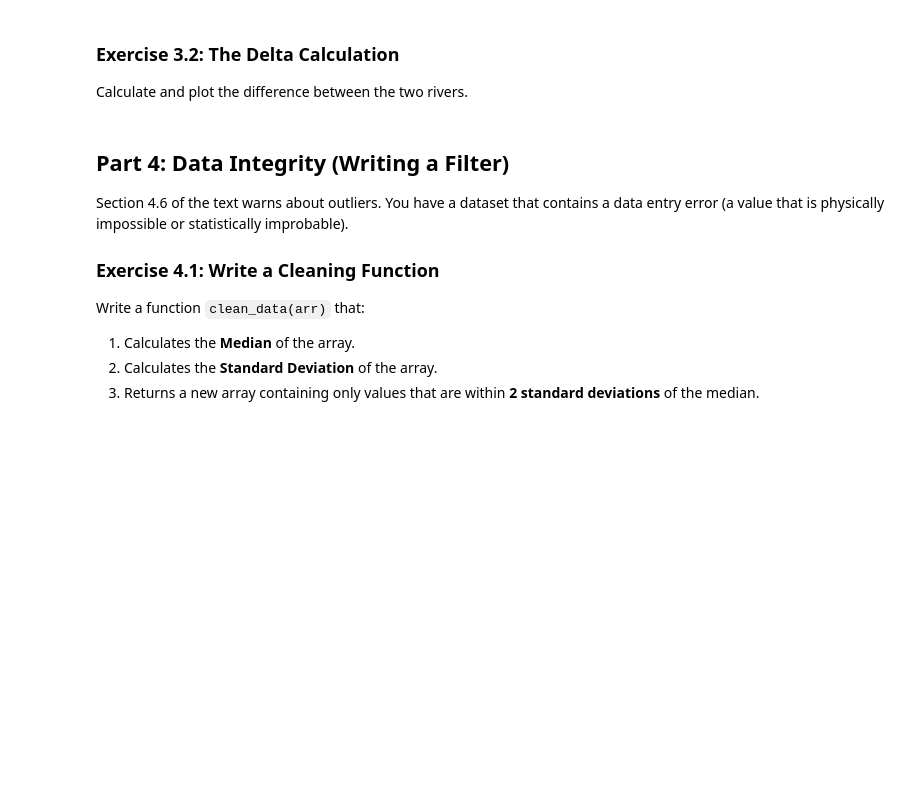
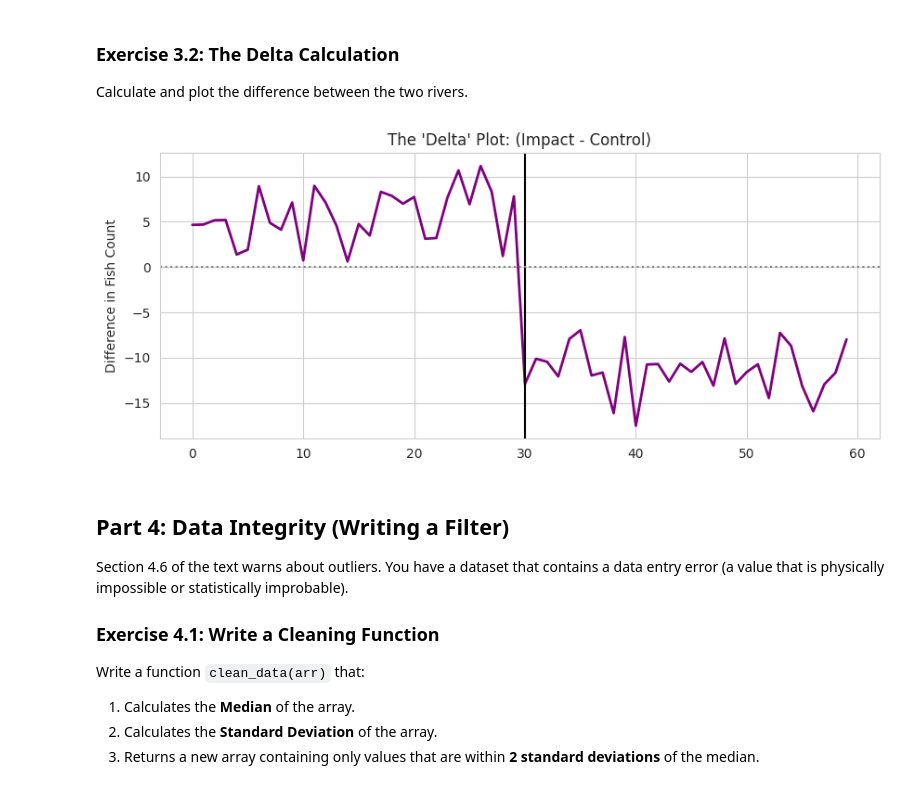
Before and after one commit to slackoly/ES2245, a Jupyter notebook: ES2245_lab2_sedlacko.ipynb, the cells around one changed output. Saved outputs shown, nothing was run; the diff lists cells and outputs as text; code cells hidden in the pictures; blank space fills up the shorter version.

```diff
--- a/ES2245_lab2_sedlacko.ipynb
+++ b/ES2245_lab2_sedlacko.ipynb
@@ -208,16 +229,18 @@ Calculate and plot the difference between the two rivers.
 # %%
 # Calculate difference (Impact - Control)
 # YOUR CODE HERE
-difference = None
+difference = impact_river - control_river
 
 # Plot
 plt.figure(figsize=(10,4))
 plt.plot(time, difference, color='purple', linewidth=2)
 plt.axvline(30, color='black', label='Dam Built')
 plt.axhline(0, color='gray', linestyle=':')
 plt.title("The 'Delta' Plot: (Impact - Control)")
 plt.ylabel("Difference in Fish Count")
 plt.show()
+# %% [output]
+[figure, added]
 # %% [markdown]
 ## Part 4: Data Integrity (Writing a Filter)
 
```
Also changed, not shown: parts of 8 cells of this notebook.
